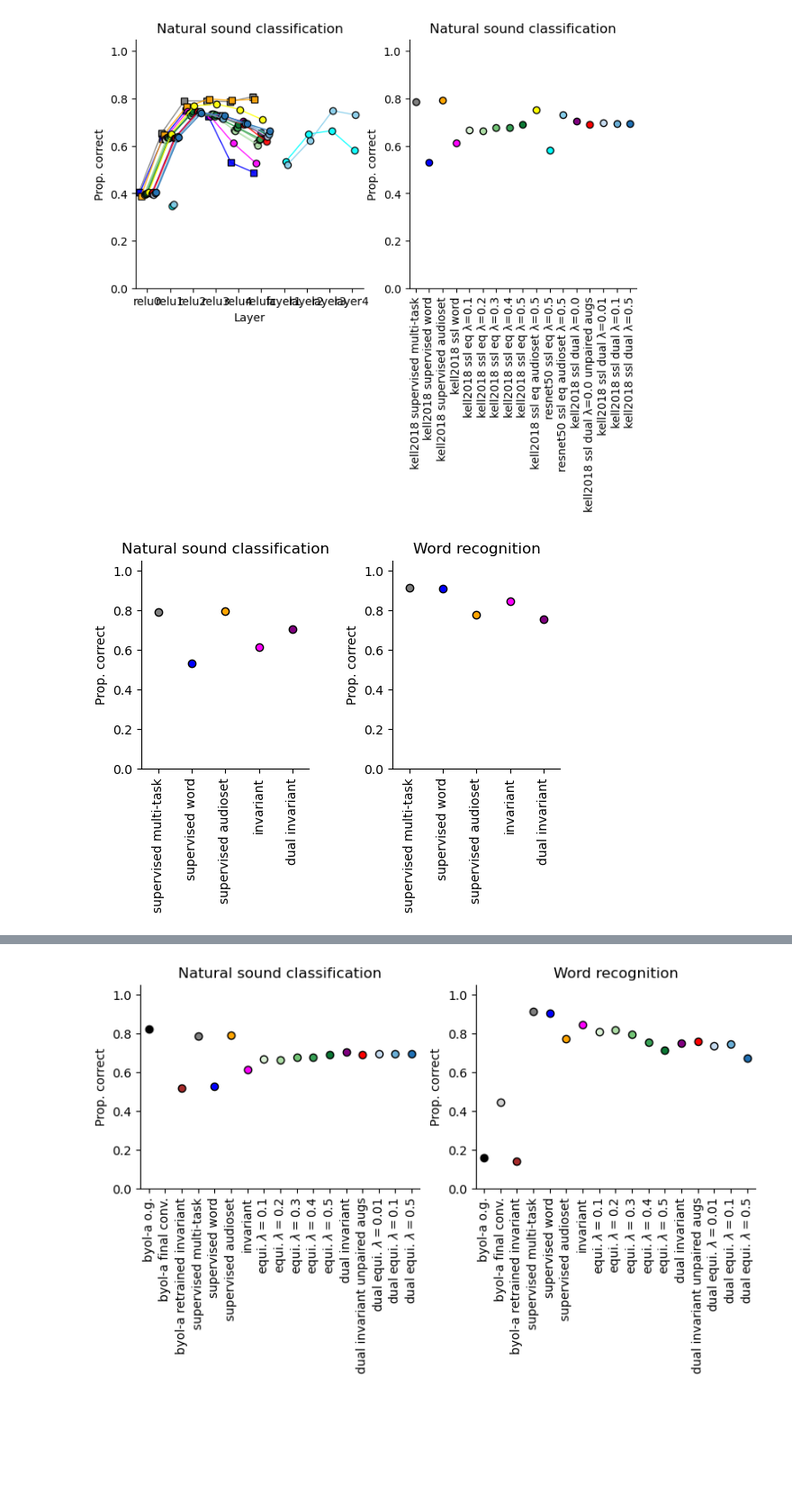
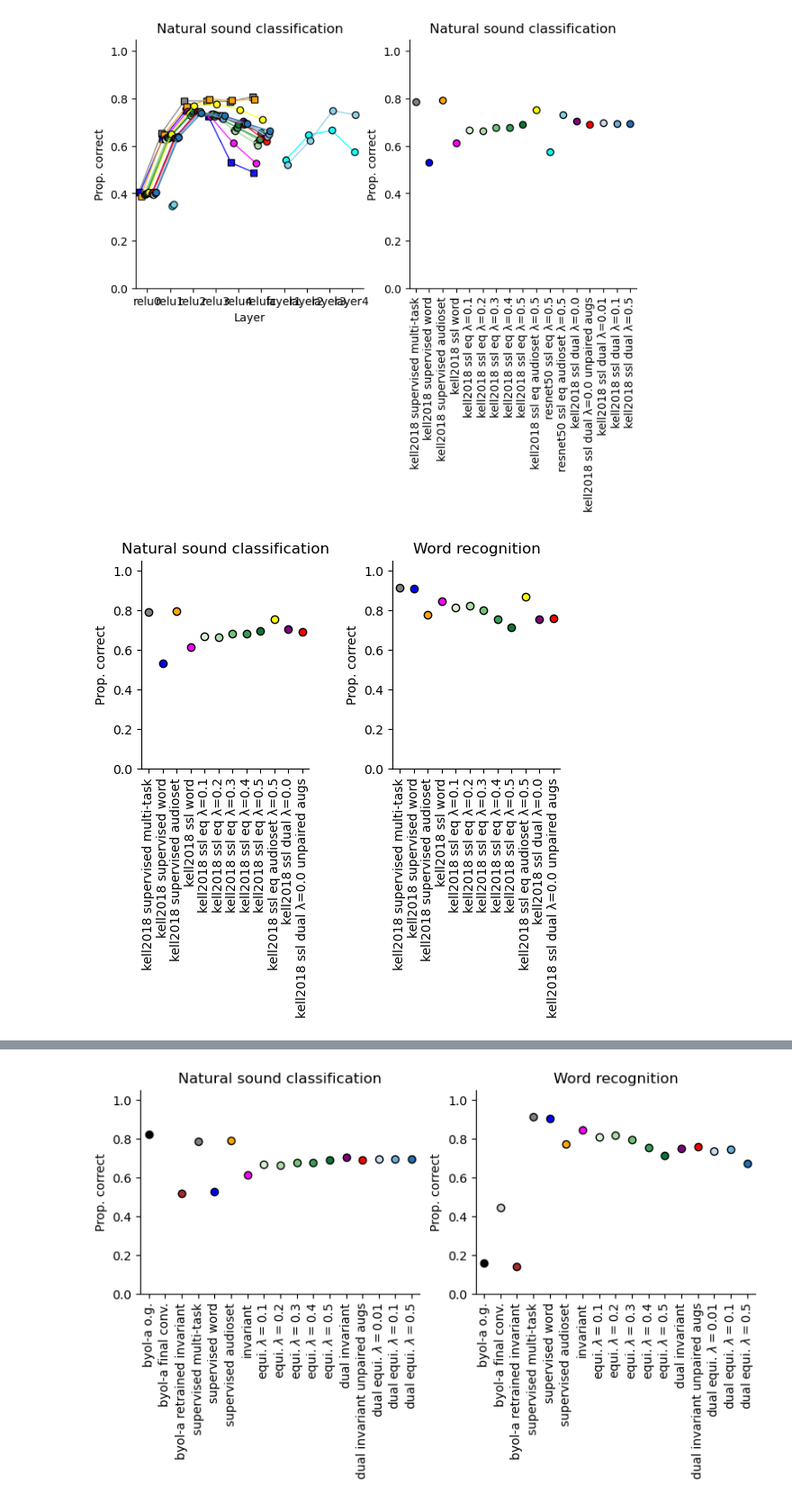
Before and after one commit to Feather-Lab/audio-ssl, a Jupyter notebook: notebooks/plot_model_performance_summary.ipynb, the cells around one changed output, grey strips where cells are left out. Shown at 90% size. Drawn from its saved outputs; the diff is of its cells as text; code cells hidden in the pictures; blank space fills up the shorter version.

Commit message:
plot full audioset equi model

```diff
--- a/notebooks/plot_model_performance_summary.ipynb
+++ b/notebooks/plot_model_performance_summary.ipynb
@@ -756,44 +727,43 @@ sns.despine()
 
 # Model selection
 hue_order = [
+
+    # Supervised
     'kell2018 supervised multi-task',
     'kell2018 supervised word',
     'kell2018 supervised audioset',
-    'kell2018 invariant',
-    'kell2018 dual invariant',
+
+    # SSL / Invariant
+    'kell2018 ssl word',
+
+    # SSL / Equivariant
+    'kell2018 ssl eq λ=0.1',
+    'kell2018 ssl eq λ=0.2',
+    'kell2018 ssl eq λ=0.3',
+    'kell2018 ssl eq λ=0.4',
+    'kell2018 ssl eq λ=0.5',
+    'kell2018 ssl eq audioset λ=0.5',
+
+    'kell2018 ssl dual λ=0.0',
+    'kell2018 ssl dual λ=0.0 unpaired augs',
 ]
 
 # Color palette for models
-hue_dict = {
-    'byol-a o.g.': 'black',
-    'byol-a final conv.': 'lightgrey',
-    'byol-a retrained invariant': 'brown',
-    'kell2018 supervised word': 'blue',
-    'kell2018 supervised audioset': 'orange',
-    'kell2018 supervised multi-task': 'grey',
-    'kell2018 invariant': 'magenta',
-    'kell2018 dual invariant': 'purple',
-    'kell2018 dual invariant unpaired augs': 'red',
-}
+# hue_dict = {
+#     'byol-a o.g.': 'black',
+#     'byol-a final conv.': 'lightgrey',
+#     'byol-a retrained invariant': 'brown',
+#     'kell2018 supervised word': 'blue',
+#     'kell2018 supervised audioset': 'orange',
+#     'kell2018 supervised multi-task': 'grey',
+#     'kell2018 invariant': 'magenta',
+#     'kell2018 dual invariant': 'purple',
+#     'kell2018 dual invariant unpaired augs': 'red',
+# }
 
 # Layer selection
 test_layers = ['relu4', 'final', 'features']
 
-# ============================================================================
-# Helper Functions
-# ============================================================================
-
-def format_model_names(names):
-    """Format model names for display on x-axis."""
-    formatted = []
-    for name in names:
-        name = name.replace('kell2018 ', '')
-        if "e-0" in name:
-            lmbda = name.split(' ')[-1]
-            prefix = "dual equi." if 'dual' in name else "equi."
-            name = f"{prefix} $\\lambda=${float(lmbda)}"
-        formatted.append(name)
-    return formatted
 
 # ============================================================================
 # Data Preparation
@@ -804,10 +774,10 @@ to_plot = df[df.model_name.str.contains('kell2018|byol')].copy()
 to_plot = to_plot[(to_plot.model_name.isin(hue_order)) &
                   (to_plot.test_layer.isin(test_layers))]
 
-word_to_plot = to_plot.drop_duplicates('model_name')
+word_to_plot = to_plot # .drop_duplicates('model_name')
 
 # Format x-axis labels
-model_names_for_x = format_model_names(hue_order)
+model_names_for_x = hue_order
 
 # ============================================================================
 # Plotting
@@ -841,33 +811,33 @@ axs[0].set(
 
 # Plot 2: Word recognition
 sns.pointplot(
     data=word_to_plot,
     x='model_name',
     y='word_top1_mean',
     order=hue_order,
     hue='model_name',
     palette=hue_dict,
     ax=axs[1],
     mec='k',
     mew=1,
     lw=1,
     ms=6,
     legend=False
 )
 
 axs[1].set_xticklabels(labels=model_names_for_x, rotation=90)
 axs[1].set(
     ylim=(0, 1.05),
     title="Word recognition",
     ylabel='Prop. correct',
     xlabel=''
 )
 
 # Final adjustments
 sns.despine()
 
 
-plt.savefig(outfig_dir/'sup_v_invariant_models.png',
-            transparent=True, dpi=500, bbox_inches='tight')
+# plt.savefig(outfig_dir/'sup_v_invariant_models.png',
+#             transparent=True, dpi=500, bbox_inches='tight')
 # %% [output]
-[figure, old version]
+[figure, new version]
```
Also changed, not shown: parts of 8 cells of this notebook, 3 other files.
